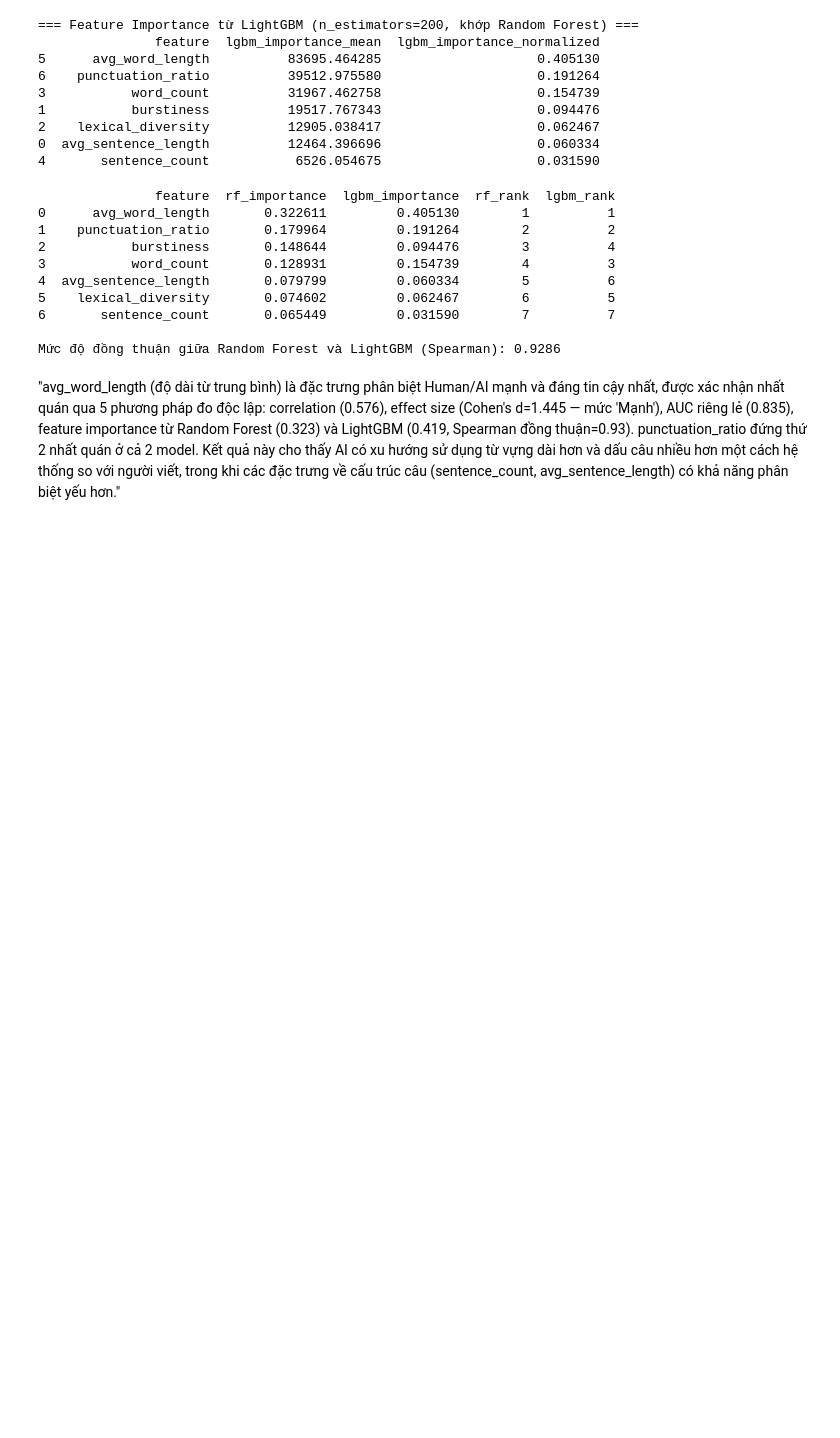
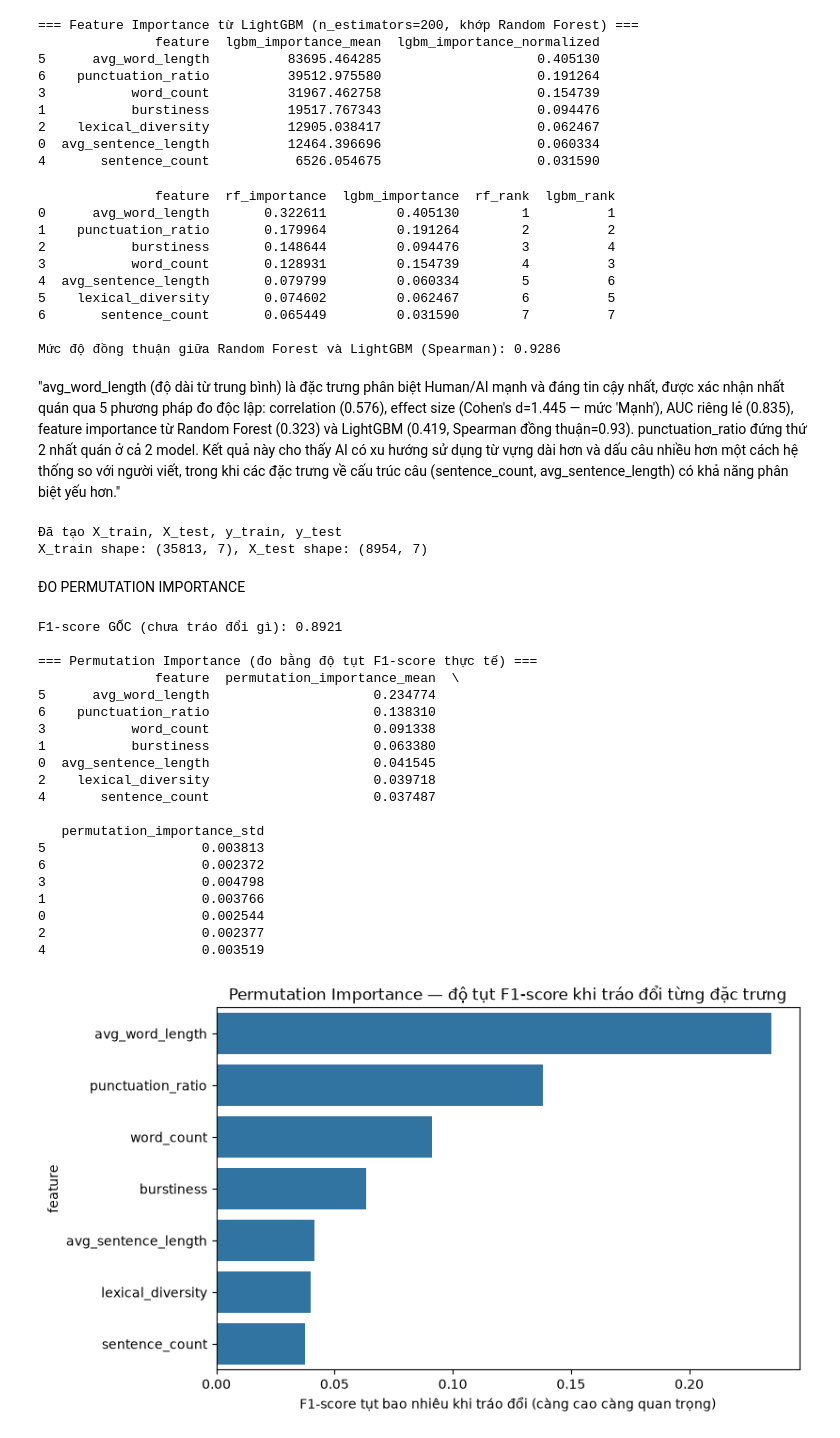
Before and after one commit to KietNH-ai/AI-Generated-Text-Essay-Detection, a Jupyter notebook: notebooks/important_feature.ipynb, the cells around one changed output. Cells and saved outputs as stored; diff of their text form; code cells hidden in the pictures; blank space fills up the shorter version.

Commit message:
Bo sung RQ1: Permutation Importance

```diff
--- a/notebooks/important_feature.ipynb
+++ b/notebooks/important_feature.ipynb
@@ -365,3 +365,80 @@ print(f"\nMức độ đồng thuận giữa Random Forest và LightGBM (Spearma
 Mức độ đồng thuận giữa Random Forest và LightGBM (Spearman): 0.9286
 # %% [markdown]
 "avg_word_length (độ dài từ trung bình) là đặc trưng phân biệt Human/AI mạnh và đáng tin cậy nhất, được xác nhận nhất quán qua 5 phương pháp đo độc lập: correlation (0.576), effect size (Cohen's d=1.445 — mức 'Mạnh'), AUC riêng lẻ (0.835), feature importance từ Random Forest (0.323) và LightGBM (0.419, Spearman đồng thuận=0.93). punctuation_ratio đứng thứ 2 nhất quán ở cả 2 model. Kết quả này cho thấy AI có xu hướng sử dụng từ vựng dài hơn và dấu câu nhiều hơn một cách hệ thống so với người viết, trong khi các đặc trưng về cấu trúc câu (sentence_count, avg_sentence_length) có khả năng phân biệt yếu hơn."
+# %%
+# Ô mới: Tạo lại X_train, X_test, y_train, y_test (tách riêng, KHÔNG dùng chung với k-fold)
+from sklearn.model_selection import train_test_split
+
+X = train_df_rq1[feature_cols]
+y = train_df_rq1['label']
+
+X_train, X_test, y_train, y_test = train_test_split(
+    X, y, test_size=0.2, random_state=42, stratify=y
+)
+
+print("Đã tạo X_train, X_test, y_train, y_test")
+print(f"X_train shape: {X_train.shape}, X_test shape: {X_test.shape}")
+# %% [output]
+Đã tạo X_train, X_test, y_train, y_test
+X_train shape: (35813, 7), X_test shape: (8954, 7)
+# %% [markdown]
+ĐO PERMUTATION IMPORTANCE
+# %%
+# Ô I: Permutation Importance — "thử nghiệm tráo đổi" trực tiếp
+from sklearn.inspection import permutation_importance
+from sklearn.ensemble import RandomForestClassifier
+
+# Train lại 1 Random Forest trên tập train (dùng để thử nghiệm)
+rf_full = RandomForestClassifier(n_estimators=200, class_weight='balanced', random_state=42)
+rf_full.fit(X_train, y_train)
+
+# Đo F1-score gốc, CHƯA tráo đổi gì
+from sklearn.metrics import f1_score
+y_pred_original = rf_full.predict(X_test)
+f1_original = f1_score(y_test, y_pred_original)
+print(f"F1-score GỐC (chưa tráo đổi gì): {f1_original:.4f}\n")
+
+# Chạy Permutation Importance — tráo đổi từng đặc trưng 10 lần, đo điểm tụt trung bình
+perm_result = permutation_importance(
+    rf_full, X_test, y_test,
+    n_repeats=10,        # lặp lại 10 lần tráo đổi ngẫu nhiên cho mỗi đặc trưng, lấy trung bình
+    random_state=42,
+    scoring='f1'
+)
+
+perm_df = pd.DataFrame({
+    'feature': feature_cols,
+    'permutation_importance_mean': perm_result.importances_mean,
+    'permutation_importance_std': perm_result.importances_std
+}).sort_values('permutation_importance_mean', ascending=False)
+
+print("=== Permutation Importance (đo bằng độ tụt F1-score thực tế) ===")
+print(perm_df)
+
+plt.figure(figsize=(8,5))
+sns.barplot(data=perm_df, x='permutation_importance_mean', y='feature')
+plt.title('Permutation Importance — độ tụt F1-score khi tráo đổi từng đặc trưng')
+plt.xlabel('F1-score tụt bao nhiêu khi tráo đổi (càng cao càng quan trọng)')
+plt.show()
+# %% [output]
+F1-score GỐC (chưa tráo đổi gì): 0.8921
+
+=== Permutation Importance (đo bằng độ tụt F1-score thực tế) ===
+               feature  permutation_importance_mean  \
+5      avg_word_length                     0.234774
+6    punctuation_ratio                     0.138310
+3           word_count                     0.091338
+1           burstiness                     0.063380
+0  avg_sentence_length                     0.041545
+2    lexical_diversity                     0.039718
+4       sentence_count                     0.037487
+
+   permutation_importance_std
+5                    0.003813
+6                    0.002372
+3                    0.004798
+1                    0.003766
+0                    0.002544
+2                    0.002377
+4                    0.003519
+[figure, added]
```
